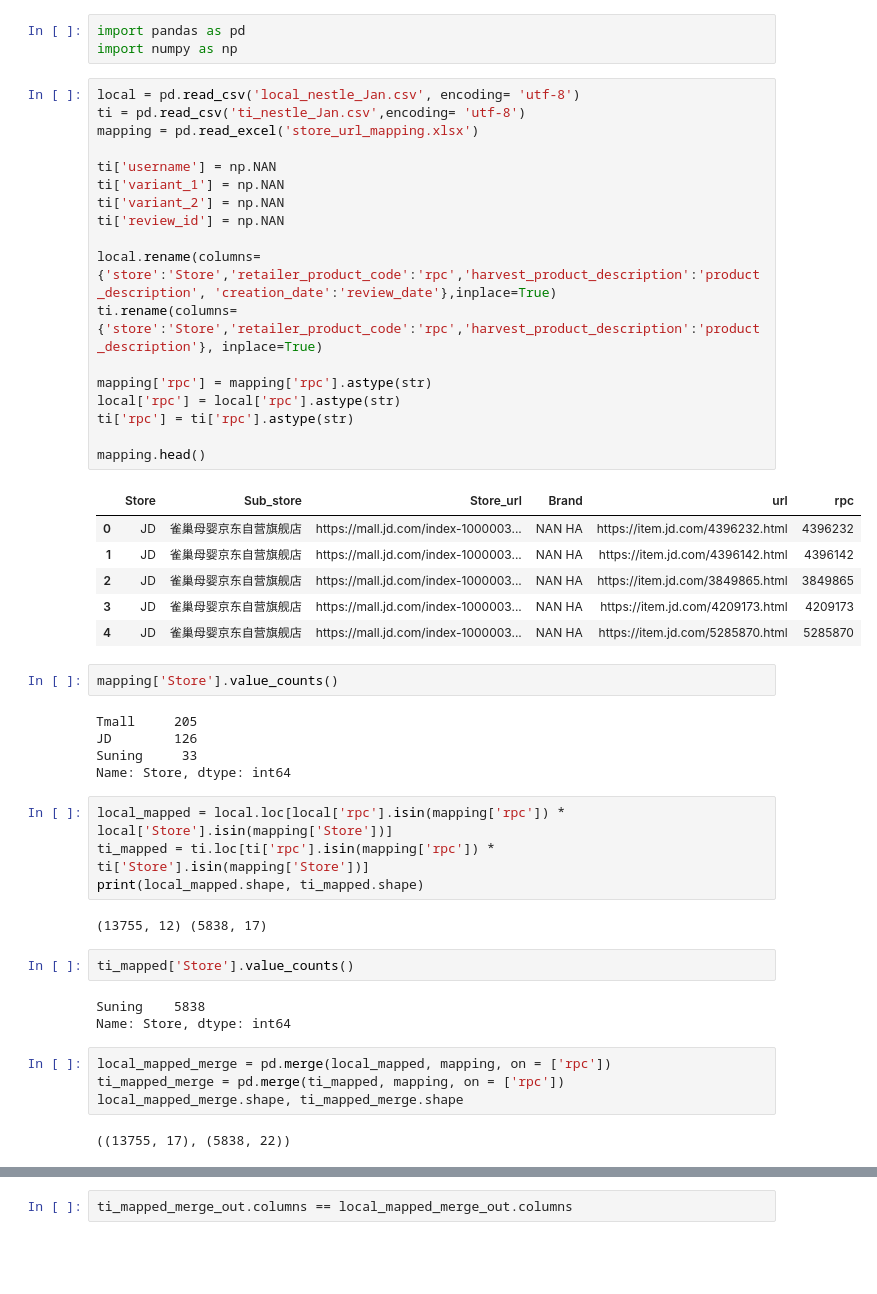
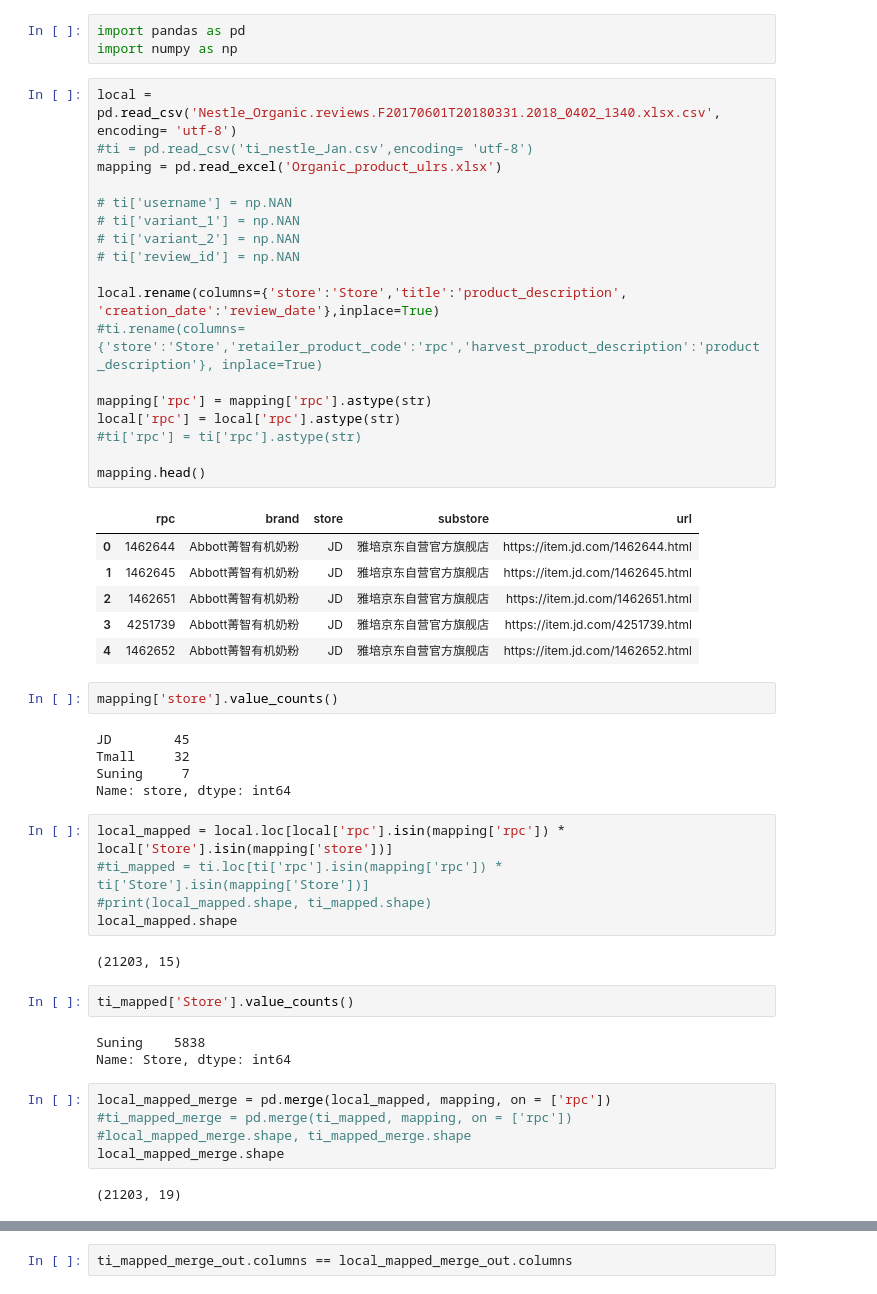
Before and after one commit to sophiazxj/spaCy-Startup, a Jupyter notebook: Merge local and ti raw review data and manipulate to do SSA.ipynb, the cells around one changed output, grey strips where cells are left out. Drawn from its saved outputs; the diff is of its cells as text; blank space fills up the shorter version.

Commit message:
Manipulate local scraped file for nestle organic topic analysis

```diff
--- a/Merge local and ti raw review data and manipulate to do SSA.ipynb
+++ b/Merge local and ti raw review data and manipulate to do SSA.ipynb
@@ -4,43 +4,44 @@
 import pandas as pd
 import numpy as np
 # %%
-local = pd.read_csv('local_nestle_Jan.csv', encoding= 'utf-8')
-ti = pd.read_csv('ti_nestle_Jan.csv',encoding= 'utf-8')
-mapping = pd.read_excel('store_url_mapping.xlsx')
+local = pd.read_csv('Nestle_Organic.reviews.F20170601T20180331.2018_0402_1340.xlsx.csv', encoding= 'utf-8')
+#ti = pd.read_csv('ti_nestle_Jan.csv',encoding= 'utf-8')
+mapping = pd.read_excel('Organic_product_ulrs.xlsx')
 
-ti['username'] = np.NAN
-ti['variant_1'] = np.NAN
-ti['variant_2'] = np.NAN
-ti['review_id'] = np.NAN
+# ti['username'] = np.NAN
+# ti['variant_1'] = np.NAN
+# ti['variant_2'] = np.NAN
+# ti['review_id'] = np.NAN
 
-local.rename(columns={'store':'Store','retailer_product_code':'rpc','harvest_product_description':'product_description', 'creation_date':'review_date'},inplace=True)
-ti.rename(columns={'store':'Store','retailer_product_code':'rpc','harvest_product_description':'product_description'}, inplace=True)
+local.rename(columns={'store':'Store','title':'product_description', 'creation_date':'review_date'},inplace=True)
+#ti.rename(columns={'store':'Store','retailer_product_code':'rpc','harvest_product_description':'product_description'}, inplace=True)
 
 mapping['rpc'] = mapping['rpc'].astype(str)
 local['rpc'] = local['rpc'].astype(str)
-ti['rpc'] = ti['rpc'].astype(str)
+#ti['rpc'] = ti['rpc'].astype(str)
 
 mapping.head()
 # %% [output]
-|  | Store | Sub_store | Store_url | Brand | url | rpc |
-| 0 | JD | 雀巢母婴京东自营旗舰店 | https://mall.jd.com/index-1000003... | NAN HA | https://item.jd.com/4396232.html | 4396232 |
-| 1 | JD | 雀巢母婴京东自营旗舰店 | https://mall.jd.com/index-1000003... | NAN HA | https://item.jd.com/4396142.html | 4396142 |
-| 2 | JD | 雀巢母婴京东自营旗舰店 | https://mall.jd.com/index-1000003... | NAN HA | https://item.jd.com/3849865.html | 3849865 |
-| 3 | JD | 雀巢母婴京东自营旗舰店 | https://mall.jd.com/index-1000003... | NAN HA | https://item.jd.com/4209173.html | 4209173 |
-| 4 | JD | 雀巢母婴京东自营旗舰店 | https://mall.jd.com/index-1000003... | NAN HA | https://item.jd.com/5285870.html | 5285870 |
+|  | rpc | brand | store | substore | url |
+| 0 | 1462644 | Abbott菁智有机奶粉 | JD | 雅培京东自营官方旗舰店 | https://item.jd.com/1462644.html |
+| 1 | 1462645 | Abbott菁智有机奶粉 | JD | 雅培京东自营官方旗舰店 | https://item.jd.com/1462645.html |
+| 2 | 1462651 | Abbott菁智有机奶粉 | JD | 雅培京东自营官方旗舰店 | https://item.jd.com/1462651.html |
+| 3 | 4251739 | Abbott菁智有机奶粉 | JD | 雅培京东自营官方旗舰店 | https://item.jd.com/4251739.html |
+| 4 | 1462652 | Abbott菁智有机奶粉 | JD | 雅培京东自营官方旗舰店 | https://item.jd.com/1462652.html |
 # %%
-mapping['Store'].value_counts()
+mapping['store'].value_counts()
 # %% [output]
-Tmall     205
-JD        126
-Suning     33
-Name: Store, dtype: int64
+JD        45
+Tmall     32
+Suning     7
+Name: store, dtype: int64
 # %%
-local_mapped = local.loc[local['rpc'].isin(mapping['rpc']) * local['Store'].isin(mapping['Store'])]
-ti_mapped = ti.loc[ti['rpc'].isin(mapping['rpc']) * ti['Store'].isin(mapping['Store'])]
-print(local_mapped.shape, ti_mapped.shape)
+local_mapped = local.loc[local['rpc'].isin(mapping['rpc']) * local['Store'].isin(mapping['store'])]
+#ti_mapped = ti.loc[ti['rpc'].isin(mapping['rpc']) * ti['Store'].isin(mapping['Store'])]
+#print(local_mapped.shape, ti_mapped.shape)
+local_mapped.shape
 # %% [output]
-(13755, 12) (5838, 17)
+(21203, 15)
 # %%
 ti_mapped['Store'].value_counts()
 # %% [output]
@@ -48,7 +49,8 @@ Suning    5838
 Name: Store, dtype: int64
 # %%
 local_mapped_merge = pd.merge(local_mapped, mapping, on = ['rpc'])
-ti_mapped_merge = pd.merge(ti_mapped, mapping, on = ['rpc'])
-local_mapped_merge.shape, ti_mapped_merge.shape
+#ti_mapped_merge = pd.merge(ti_mapped, mapping, on = ['rpc'])
+#local_mapped_merge.shape, ti_mapped_merge.shape
+local_mapped_merge.shape
 # %% [output]
-((13755, 17), (5838, 22))
+(21203, 19)
```
Also changed, not shown: parts of 9 cells of this notebook, 5 other files.
